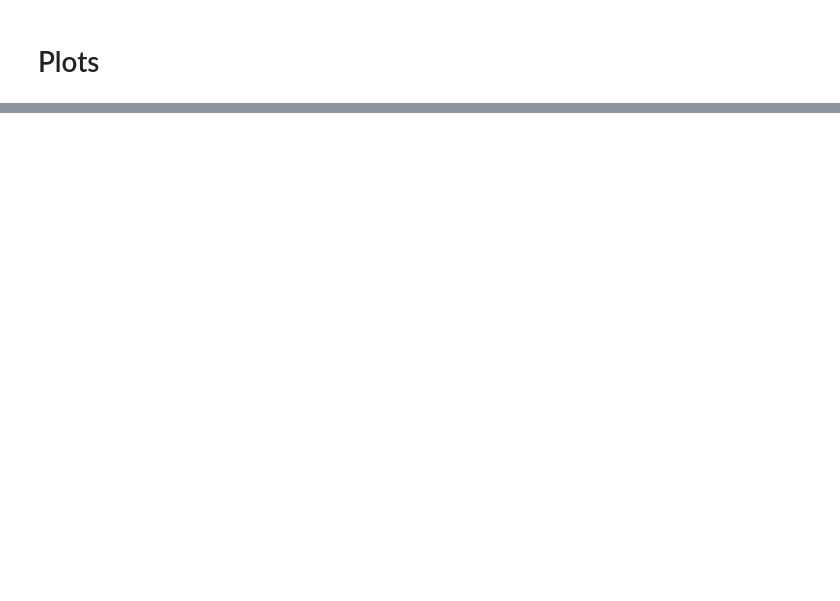
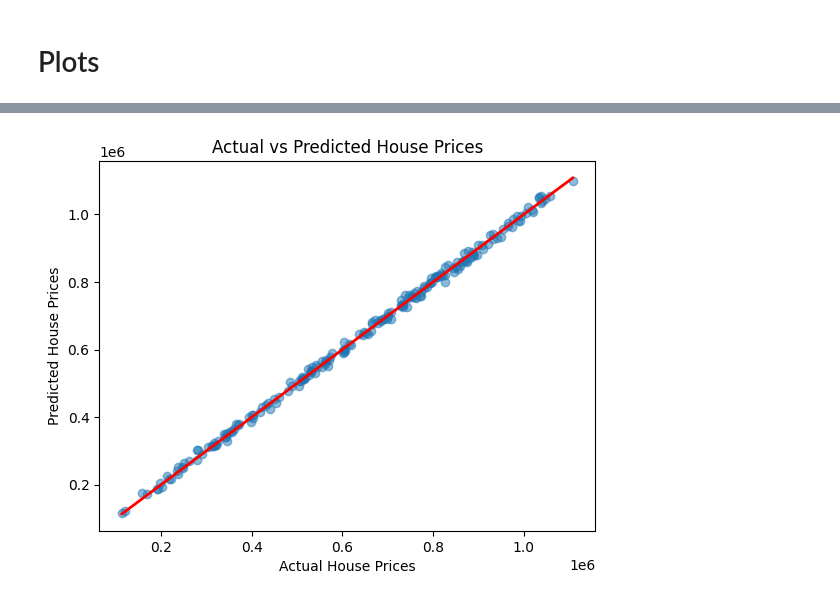
Before and after one commit to itssahilwhat/AI-Fundamentals, a Jupyter notebook: From Scratch/Linear Regression.ipynb, the cells around one changed output, grey strips where cells are left out. Saved outputs shown, nothing was run; the diff lists cells and outputs as text; code cells hidden in the pictures; blank space fills up the shorter version.

```diff
--- a/From Scratch/Linear Regression.ipynb
+++ b/From Scratch/Linear Regression.ipynb
@@ -151,0 +146,9 @@ plt.show()
+# %%
+plt.scatter(y_test, y_pred, alpha=0.5)
+plt.plot([min(y_test), max(y_test)], [min(y_test), max(y_test)], color='red', lw=2)  # Ideal line
+plt.xlabel('Actual House Prices')
+plt.ylabel('Predicted House Prices')
+plt.title('Actual vs Predicted House Prices')
+plt.show()
+# %% [output]
+[figure, added]
```
Also changed, not shown: parts of 11 cells of this notebook.
